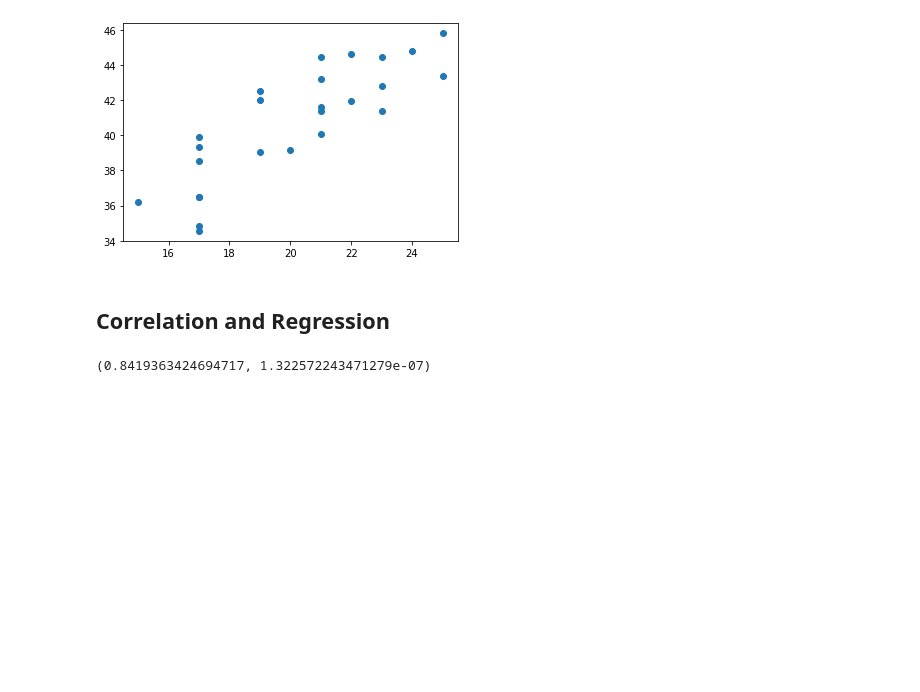
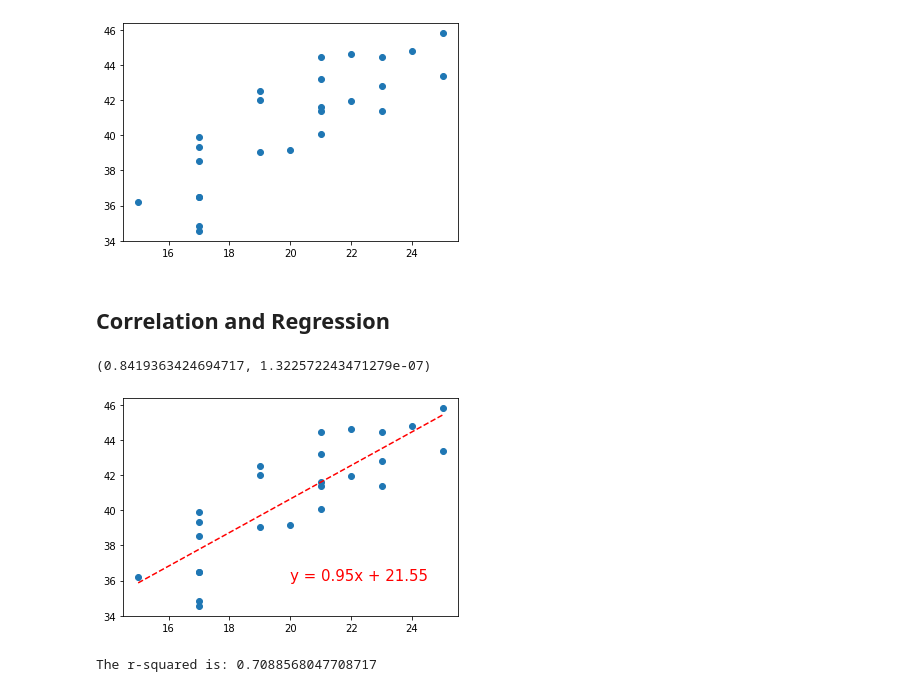
Before and after one commit to rperezme-data/DAB_H05_Matplotlib-challenge, a Jupyter notebook: Pymaceuticals/main.ipynb, the cells around one changed output. Cells and saved outputs as stored; diff of their text form; code cells hidden in the pictures; blank space fills up the shorter version.

Commit message:
Add Regression & Regression Plot

```diff
--- a/Pymaceuticals/main.ipynb
+++ b/Pymaceuticals/main.ipynb
@@ -389,7 +389,7 @@ x401    36.182040
 y793    38.506829
 Name: Tumor Volume (mm3), dtype: float64
 # %%
-x = treatment_data.groupby('Mouse ID').mean()['Weight (g)'].astype(int)
+x = treatment_data.groupby('Mouse ID').mean()['Weight (g)']
 y = treatment_data.groupby('Mouse ID').mean()['Tumor Volume (mm3)']
 
 plt.scatter(x,y)
@@ -404,3 +404,25 @@ plt.show()
 st.pearsonr(x,y)
 # %% [output]
 (0.8419363424694717, 1.322572243471279e-07)
+# %%
+(slope, intercept, rvalue, pvalue, stderr) = st.linregress(x, y)
+w_x = (min(x), max(x))
+fit1 = [slope*min(x)+intercept, slope*max(x)+intercept]
+fit2 = x * slope + intercept
+# %%
+x = treatment_data.groupby('Mouse ID').mean()['Weight (g)']
+y = treatment_data.groupby('Mouse ID').mean()['Tumor Volume (mm3)']
+# %%
+plt.plot(w_x,fit, '--', color="red")
+plt.scatter(x,y)
+
+line_eq = "y = " + str(round(slope,2)) + "x + " + str(round(intercept,2))
+plt.annotate(line_eq,(20,36),fontsize=15,color="red")
+
+plt.show()
+# %% [output]
+[figure, added]
+# %%
+print(f"The r-squared is: {rvalue**2}")
+# %% [output]
+The r-squared is: 0.7088568047708717
```
